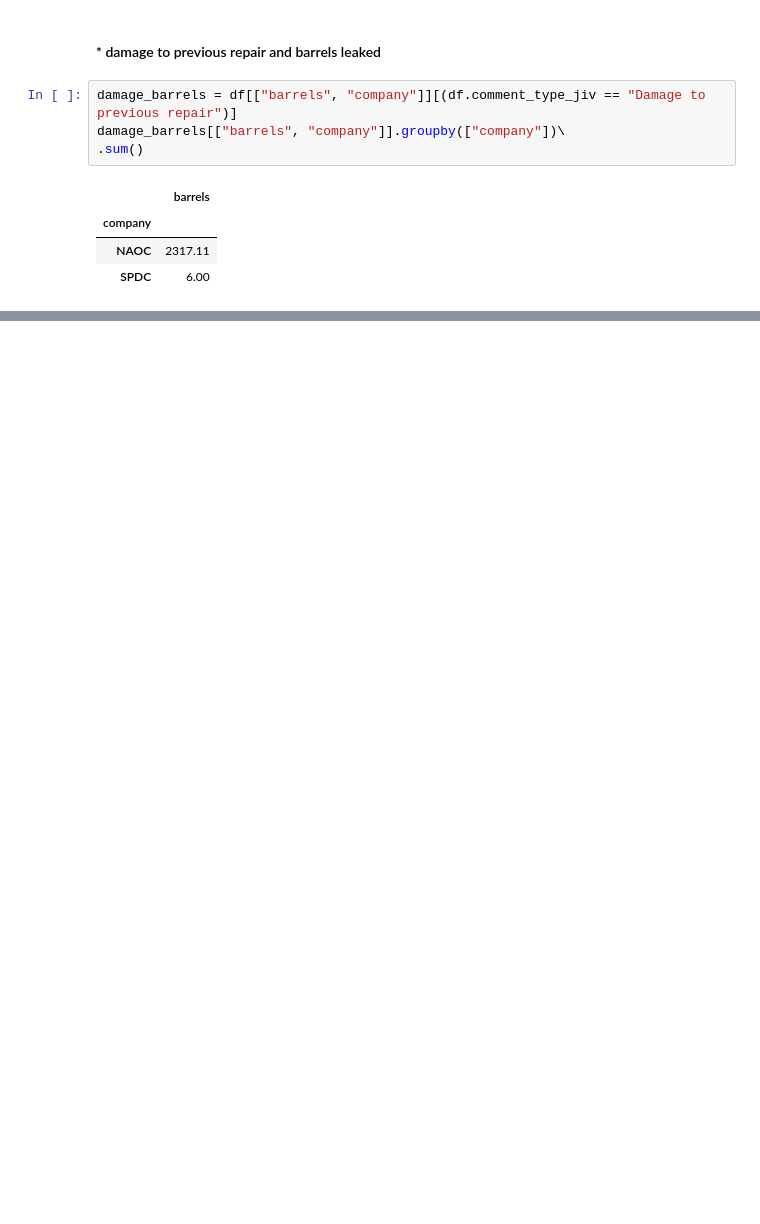
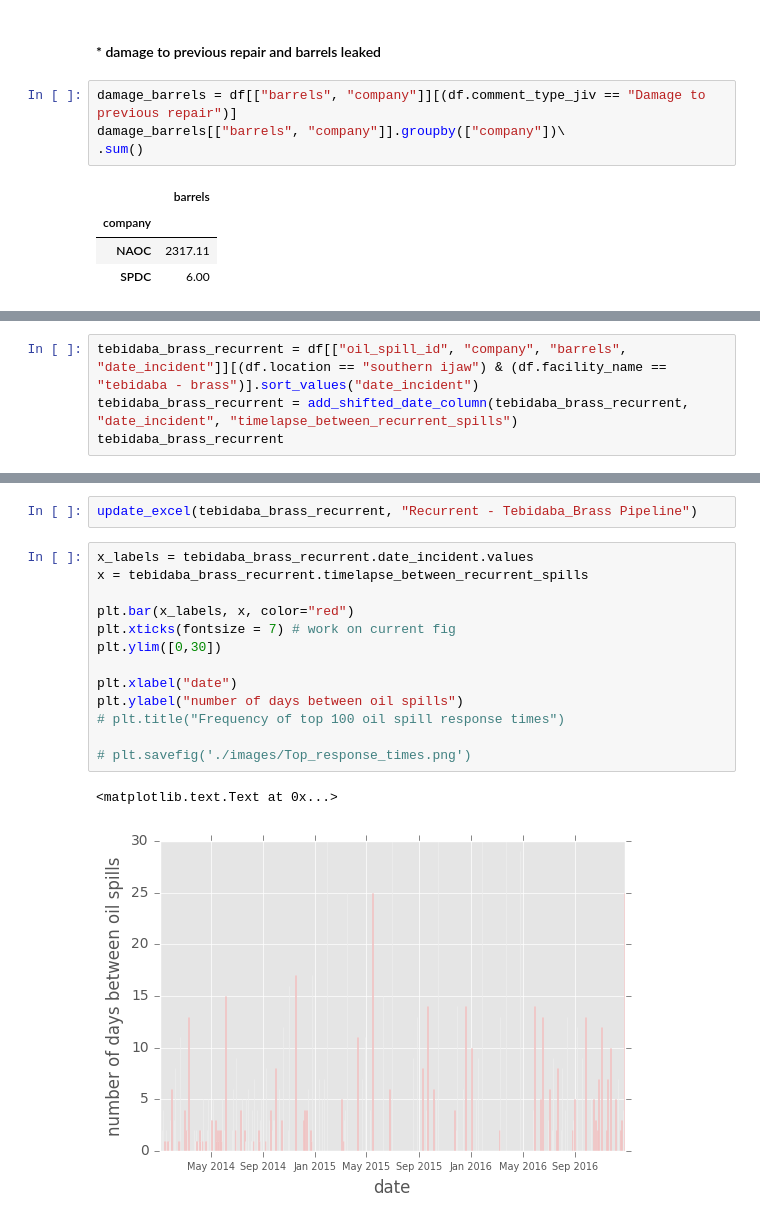
Before and after one commit to estambolieva/oil-spills, a Jupyter notebook: 2. Data Analysis.ipynb, the cells around one changed output, grey strips where cells are left out. Cells and saved outputs as stored; diff of their text form; blank space fills up the shorter version.

```diff
--- a/2. Data Analysis.ipynb
+++ b/2. Data Analysis.ipynb
@@ -769,0 +806,4 @@ damage_barrels[["barrels", "company"]].groupby(["company"])\
+# %%
+tebidaba_brass_recurrent = df[["oil_spill_id", "company", "barrels", "date_incident"]][(df.location == "southern ijaw") & (df.facility_name == "tebidaba - brass")].sort_values("date_incident")
+tebidaba_brass_recurrent = add_shifted_date_column(tebidaba_brass_recurrent, "date_incident", "timelapse_between_recurrent_spills")
+tebidaba_brass_recurrent
@@ -769,0 +829,18 @@ damage_barrels[["barrels", "company"]].groupby(["company"])\
+# %%
+update_excel(tebidaba_brass_recurrent, "Recurrent - Tebidaba_Brass Pipeline")
+# %%
+x_labels = tebidaba_brass_recurrent.date_incident.values
+x = tebidaba_brass_recurrent.timelapse_between_recurrent_spills
+
+plt.bar(x_labels, x, color="red")
+plt.xticks(fontsize = 7) # work on current fig
+plt.ylim([0,30])
+
+plt.xlabel("date")
+plt.ylabel("number of days between oil spills")
+# plt.title("Frequency of top 100 oil spill response times")
+
+# plt.savefig('./images/Top_response_times.png')
+# %% [output]
+<matplotlib.text.Text at 0x...>
+[figure, added]
```
Also changed, not shown: parts of 9 cells of this notebook.
